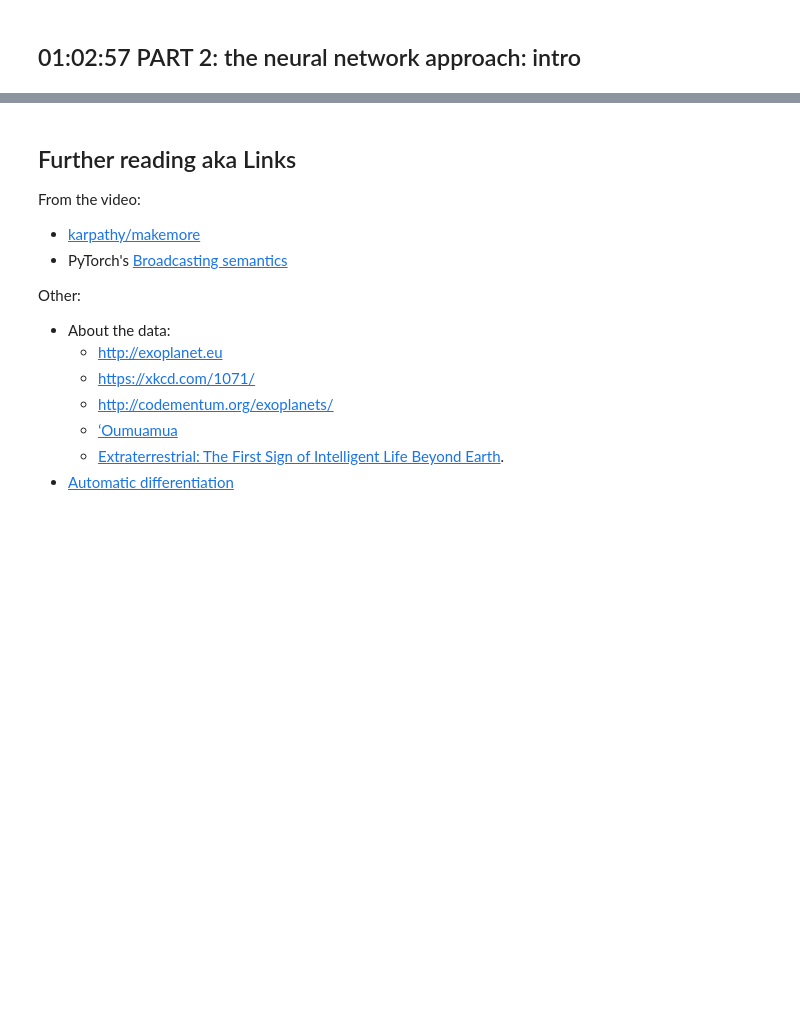
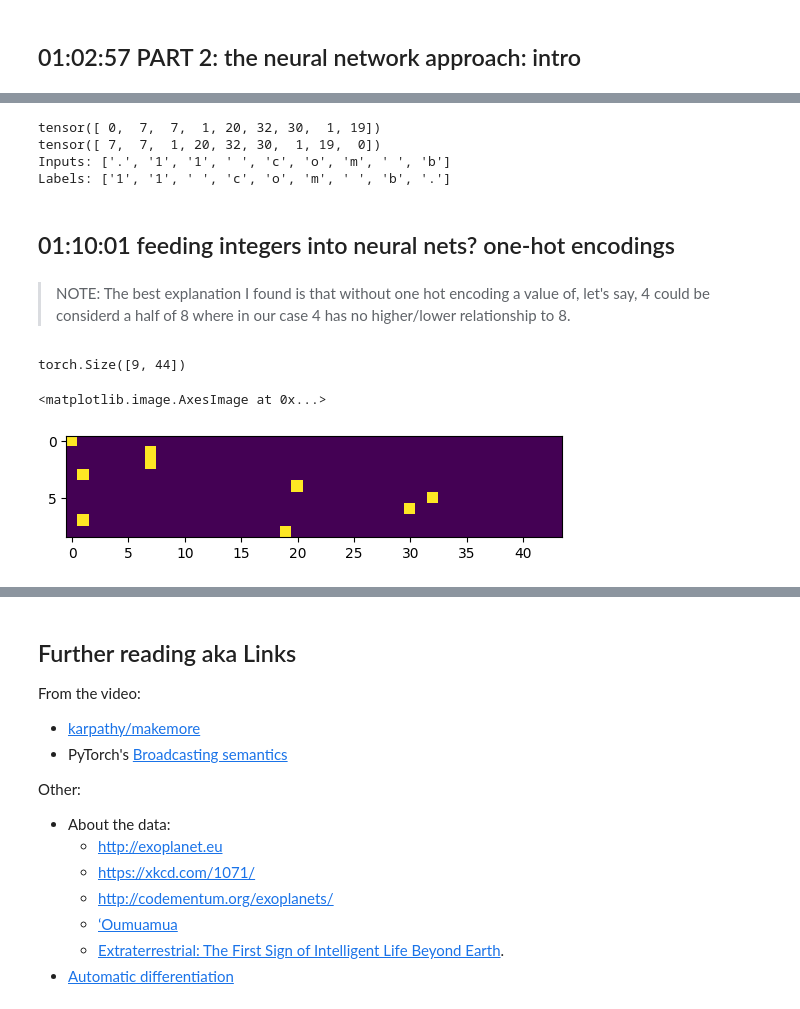
Before and after one commit to tymtam2/Neural-Nets-Zero-To-Hero-Unofficial-Companion, a Jupyter notebook: notebooks/2. Language Models 1 - bigrams.ipynb, the cells around one changed output, grey strips where cells are left out. Drawn from its saved outputs; the diff is of its cells as text; code cells hidden in the pictures; blank space fills up the shorter version.

```diff
--- a/notebooks/2. Language Models 1 - bigrams.ipynb
+++ b/notebooks/2. Language Models 1 - bigrams.ipynb
@@ -772,0 +778,19 @@ kepler-1z: 1.6181354522705078
+# %%
+#Creating the training set from all bigrams
+xs, ys = [], []
+
+for w in words[:1]:
+    i = 0
+    w = '.' + w + '.'
+    print(w)
+    for ch1, ch2 in zip(w, w[1:]):
+        ix1 = stoi[ch1]
+        ix2 = stoi[ch2]
+        xs.append(ix1) # For input ix1
+        ys.append(ix2) # the labels is ix2
+
+        print(f"{i * '_'}{ch1}{ch2}{(len(w)-2-i)* '_'}")
+        i += 1
+
+xs = torch.tensor(xs)
+ys = torch.tensor(ys)
@@ -772,0 +808,30 @@ kepler-1z: 1.6181354522705078
+# %%
+print(xs)
+print(ys)
+
+# or
+
+print(f"Inputs: {[itos[x.item()] for x in xs]}")
+print(f"Labels: {[itos[y.item()] for y in ys]}")
+# %% [output]
+tensor([ 0,  7,  7,  1, 20, 32, 30,  1, 19])
+tensor([ 7,  7,  1, 20, 32, 30,  1, 19,  0])
+Inputs: ['.', '1', '1', ' ', 'c', 'o', 'm', ' ', 'b']
+Labels: ['1', '1', ' ', 'c', 'o', 'm', ' ', 'b', '.']
+# %% [markdown]
+## 01:10:01 feeding integers into neural nets? one-hot encodings
+# %% [markdown]
+> NOTE: The best explanation I found is that without one hot encoding a value of, let's say, 4 could be considerd a half of 8 where in our case 4 has no higher/lower relationship to 8.
+# %%
+import torch.nn.functional as F
+
+xenc = F.one_hot(xs, num_classes = len(stoi))
+
+xenc.shape
+# %% [output]
+torch.Size([9, 44])
+# %%
+plt.imshow(xenc)
+# %% [output]
+<matplotlib.image.AxesImage at 0x...>
+[figure, added]
```
Also changed, not shown: parts of 5 cells of this notebook.
